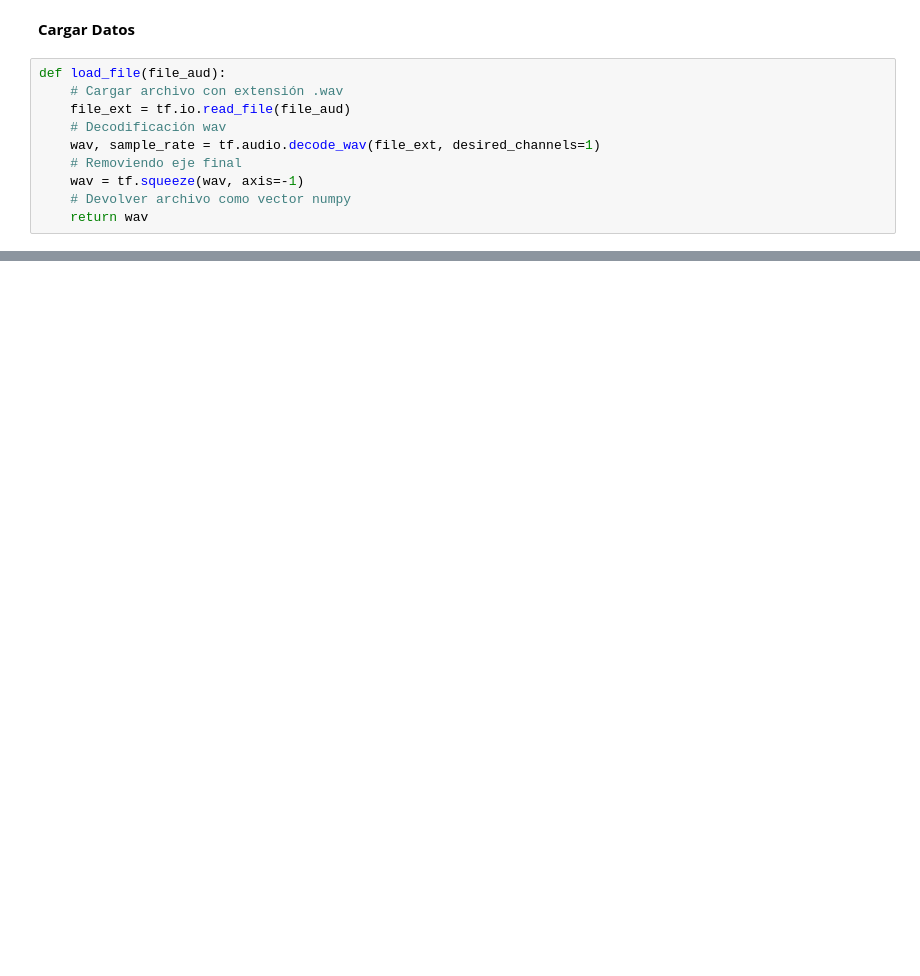
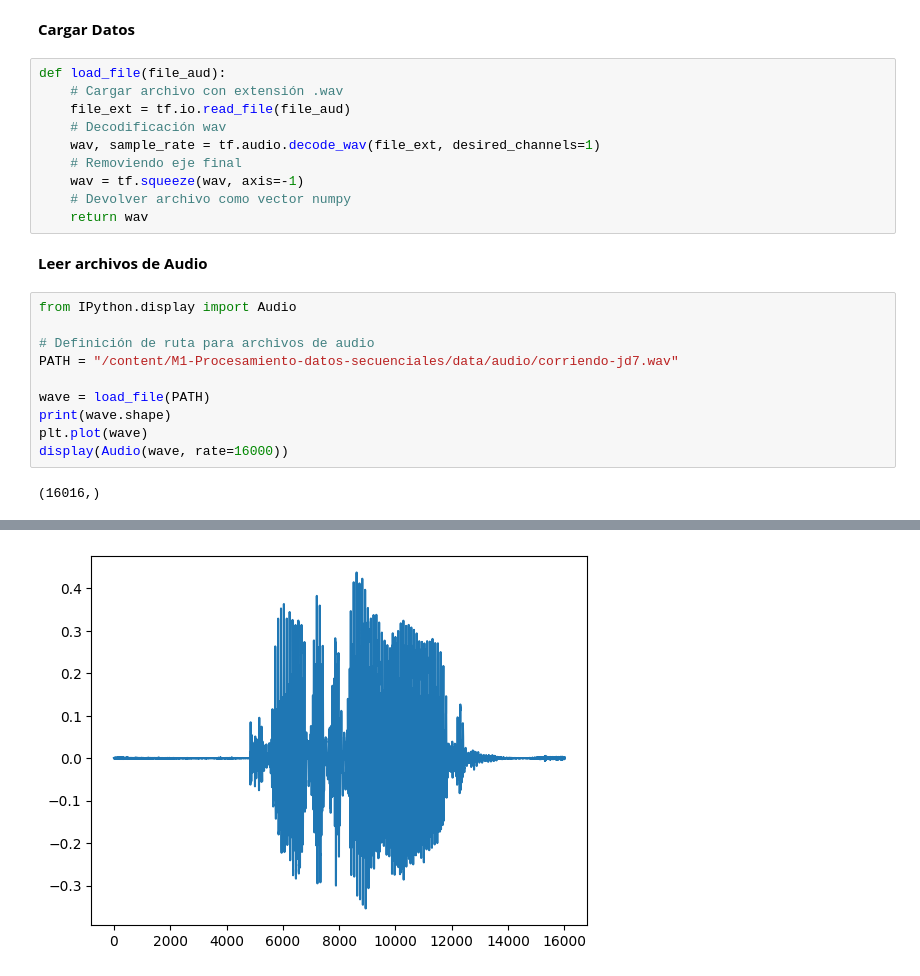
Before and after one commit to Sebastian-Cely/M1-Procesamiento-datos-secuenciales, a Jupyter notebook: ModelAudio2.ipynb, the cells around one changed output, grey strips where cells are left out. Saved outputs shown, nothing was run; the diff lists cells and outputs as text; blank space fills up the shorter version.

```diff
--- a/ModelAudio2.ipynb
+++ b/ModelAudio2.ipynb
@@ -31,3 +32,17 @@ def load_file(file_aud):
     wav = tf.squeeze(wav, axis=-1)
     # Devolver archivo como vector numpy
     return wav
+# %% [markdown]
+**Leer archivos de Audio**
+# %%
+from IPython.display import Audio
+
+# Definición de ruta para archivos de audio
+PATH = "/content/M1-Procesamiento-datos-secuenciales/data/audio/corriendo-jd7.wav"
+
+wave = load_file(PATH)
+print(wave.shape)
+plt.plot(wave)
+display(Audio(wave, rate=16000))
+# %% [output]
+(16016,)
@@ -33,0 +50 @@ def load_file(file_aud):
+[figure, added]
```
Also changed, not shown: parts of 2 cells of this notebook.
